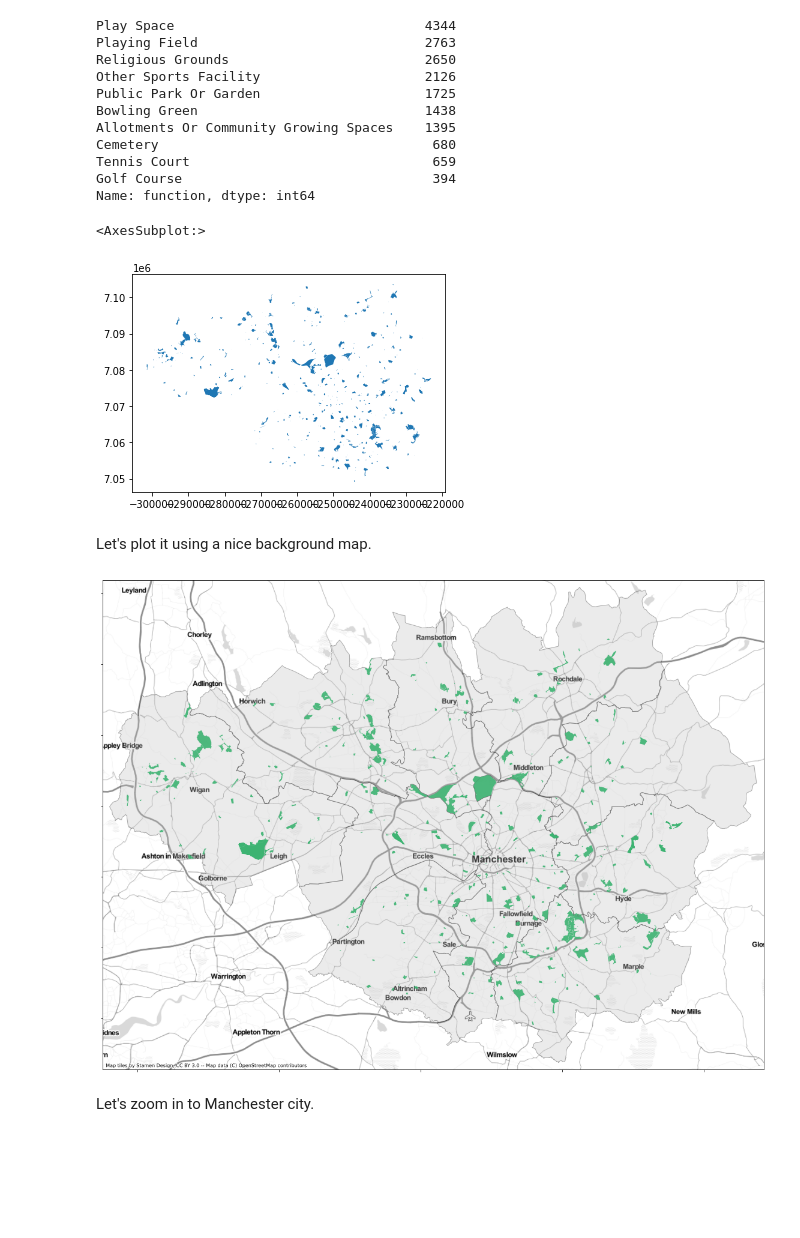
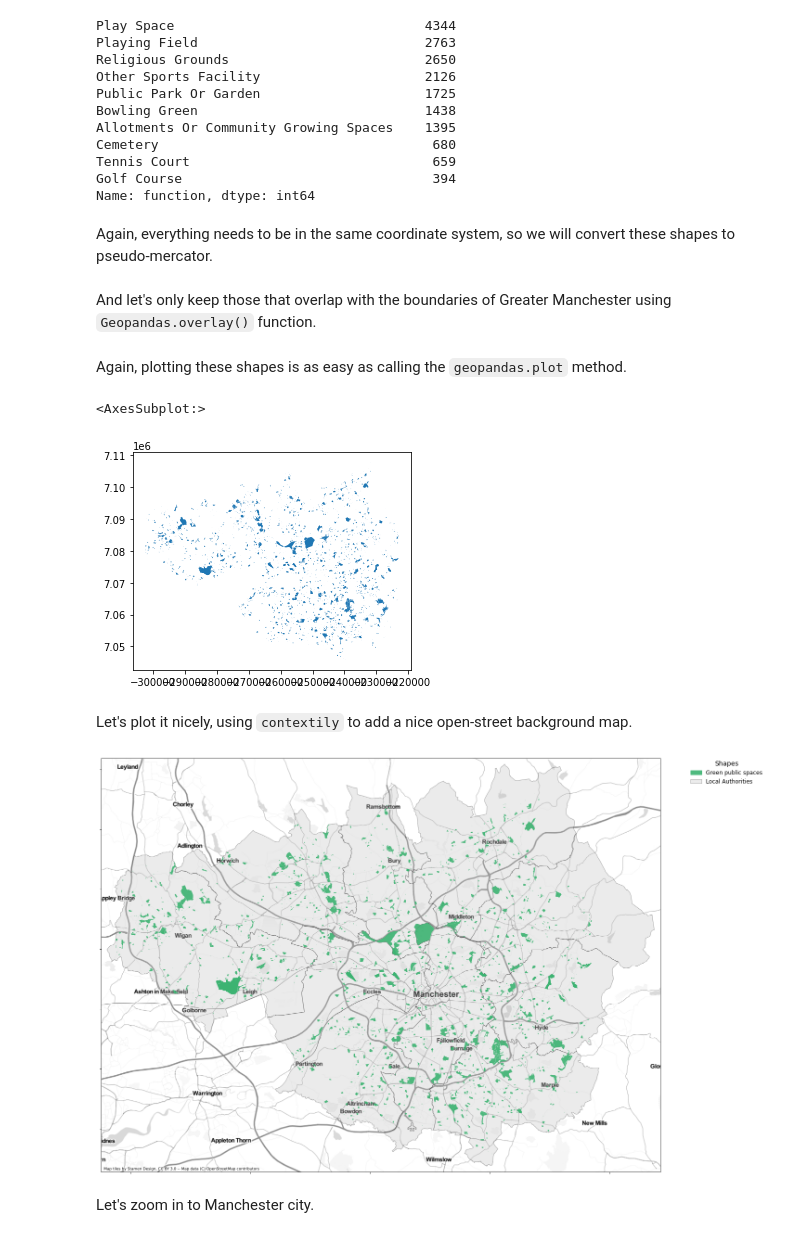
Before and after one commit to neperiana/data-science-projects, a Jupyter notebook: mapping_urban_green_areas/mapping_mcr_green_spaces.ipynb, the cells around one changed output. Drawn from its saved outputs; the diff is of its cells as text; code cells hidden in the pictures; blank space fills up the shorter version.

Commit message:
Adding text and legend to maps

```diff
--- a/mapping_urban_green_areas/mapping_mcr_green_spaces.ipynb
+++ b/mapping_urban_green_areas/mapping_mcr_green_spaces.ipynb
@@ -96,6 +109,13 @@ Golf Course                                394
 Name: function, dtype: int64
 # %%
 # Keeping parcs
-function_types = ['Public Park Or Garden']
+function_types = [
+    'Play Space',
+    'Playing Field',
+    'Public Park Or Garden',
+    'Bowling Green',
+    'Allotments Or Community Growing Spaces',
+]
 gs = gs[gs['function'].isin(function_types)]
-gs.to_crs(epsg=3857, inplace=True)
+# %% [markdown]
+Again, everything needs to be in the same coordinate system, so we will convert these shapes to pseudo-mercator.
@@ -102,45 +124,75 @@ gs.to_crs(epsg=3857, inplace=True)
+# %% [markdown]
+And let's only keep those that overlap with the boundaries of Greater Manchester using `Geopandas.overlay()` function.
 # %%
 # Filtering down to green spaces in greater manchester
 mcr_gs = gpd.overlay(mcr_boroughs, gs, how='intersection')
+# %% [markdown]
+Again, plotting these shapes is as easy as calling the `geopandas.plot` method.
 # %%
 mcr_gs.plot()
 # %% [output]
 <AxesSubplot:>
-[figure, old version]
+[figure, new version]
 # %% [markdown]
-Let's plot it using a nice background map.
+Let's plot it nicely, using `contextily` to add a nice open-street background map.
 # %%
 fig, ax = plt.subplots(figsize=(20,15))
 
 # Define bounding box
 bounds = greater_manchester.bounds
 bounding_box = [
     bounds['minx'][0],
     bounds['maxx'][0],
     bounds['miny'][0],
     bounds['maxy'][0],
 ]
 
 # Set bounds
 ax.set_xlim(bounding_box[0]-1000, bounding_box[1] + 1000)
 ax.set_ylim(bounding_box[2]-1000, bounding_box[3] + 1000)
 
 # Plot borough borders
-mcr_boroughs.plot(ax=ax, alpha=0.3, edgecolor="black", facecolor="silver")
+mcr_boroughs.plot(
+    ax=ax,
+    alpha=0.3,
+    edgecolor='black',
+    facecolor='silver',
+)
 
 # Plot green areas
-mcr_gs.plot(ax=ax, alpha = 0.9, color="mediumseagreen")
+mcr_gs.plot(
+    ax=ax,
+    alpha = 0.9,
+    color='mediumseagreen',
+    label='Green Open Spaces',
+)
 
 # Add background
 cx.add_basemap(ax, source=cx.providers.Stamen.TonerLite)
 
 # Remove axis
 ax.set_yticklabels([])
 ax.set_xticklabels([])
 
+# Legend
+import matplotlib.patches as mpatches
+green_patch = mpatches.Patch(color='mediumseagreen', alpha=0.9, label='Green public spaces')
+gray_patch = mpatches.Patch(facecolor='silver', edgecolor='black', alpha=0.3, label='Local Authorities')
+leg = plt.legend(
+    handles=[green_patch, gray_patch],
+    bbox_to_anchor=(1.05, 1),
+    loc=2,
+    borderaxespad=0.,
+    frameon=False,
+    prop={'size': 12},
+)
+leg.set_title('Shapes', prop={'size':14})
+
+plt.tight_layout()
+plt.savefig('output/gmcr_green_areas.png')
 plt.show()
 # %% [output]
-[figure, old version]
+[figure, new version]
 # %% [markdown]
 Let's zoom in to Manchester city.
 # %%
```
Also changed, not shown: parts of 14 cells of this notebook, 2 other files.
